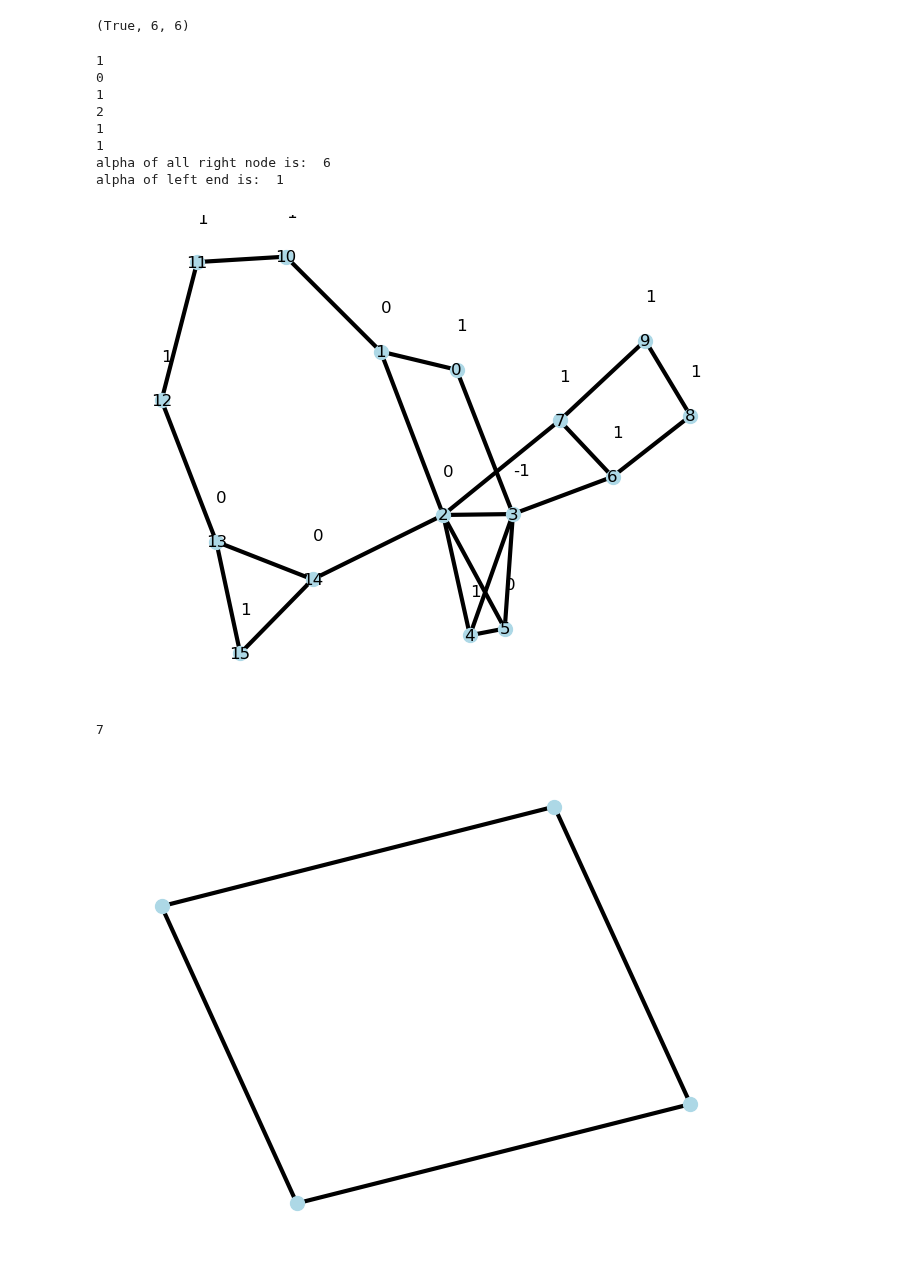
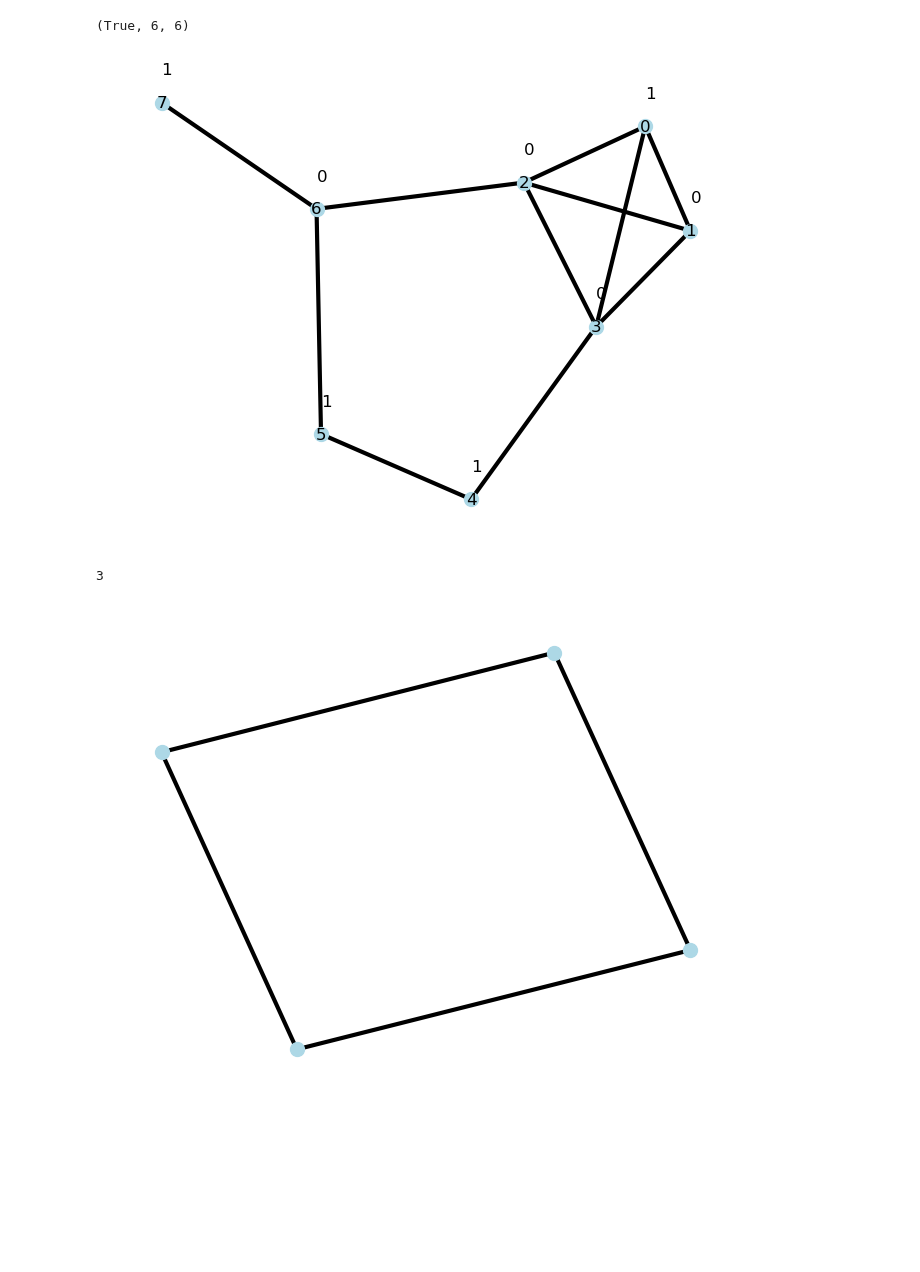
Before and after one commit to vonals/code, a Jupyter notebook: graphx-1.ipynb, the cells around one changed output. Drawn from its saved outputs; the diff is of its cells as text; code cells hidden in the pictures; blank space fills up the shorter version.

```diff
--- a/graphx-1.ipynb
+++ b/graphx-1.ipynb
@@ -792,21 +786,15 @@ def us_graph_a(tree):
     final_a=simp_a(base_tree,head.data.nodes)
     # print("alpha of left end is: ", final_a)
     ground_a+=final_a
-    # show_graph(base_tree.data,weighted=True)
+    show_graph(base_tree.data,weighted=True)
     return ground_a
-# %%
-us_graph_a(head)
-# %% [output]
-1
-0
-1
-2
-1
-1
-alpha of all right node is:  6
-alpha of left end is:  1
-[figure, removed]
-7
+# %%
+
+a=us_graph_a(head)
+print(a)
+# %% [output]
+[figure, added]
+3
 # %%
 show_graph(head.left.left.left.data)
 # %% [output]
```
Also changed, not shown: parts of 5 cells of this notebook.
